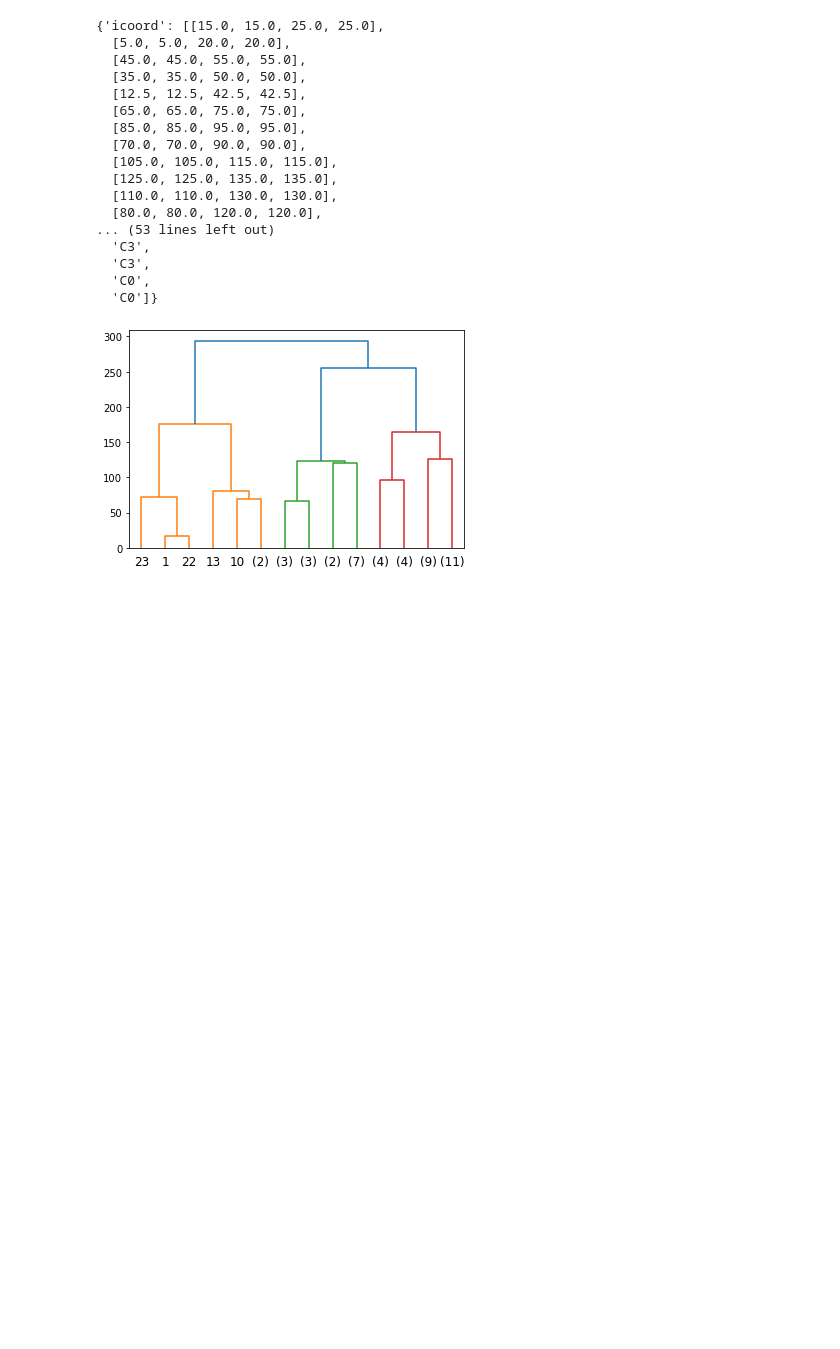
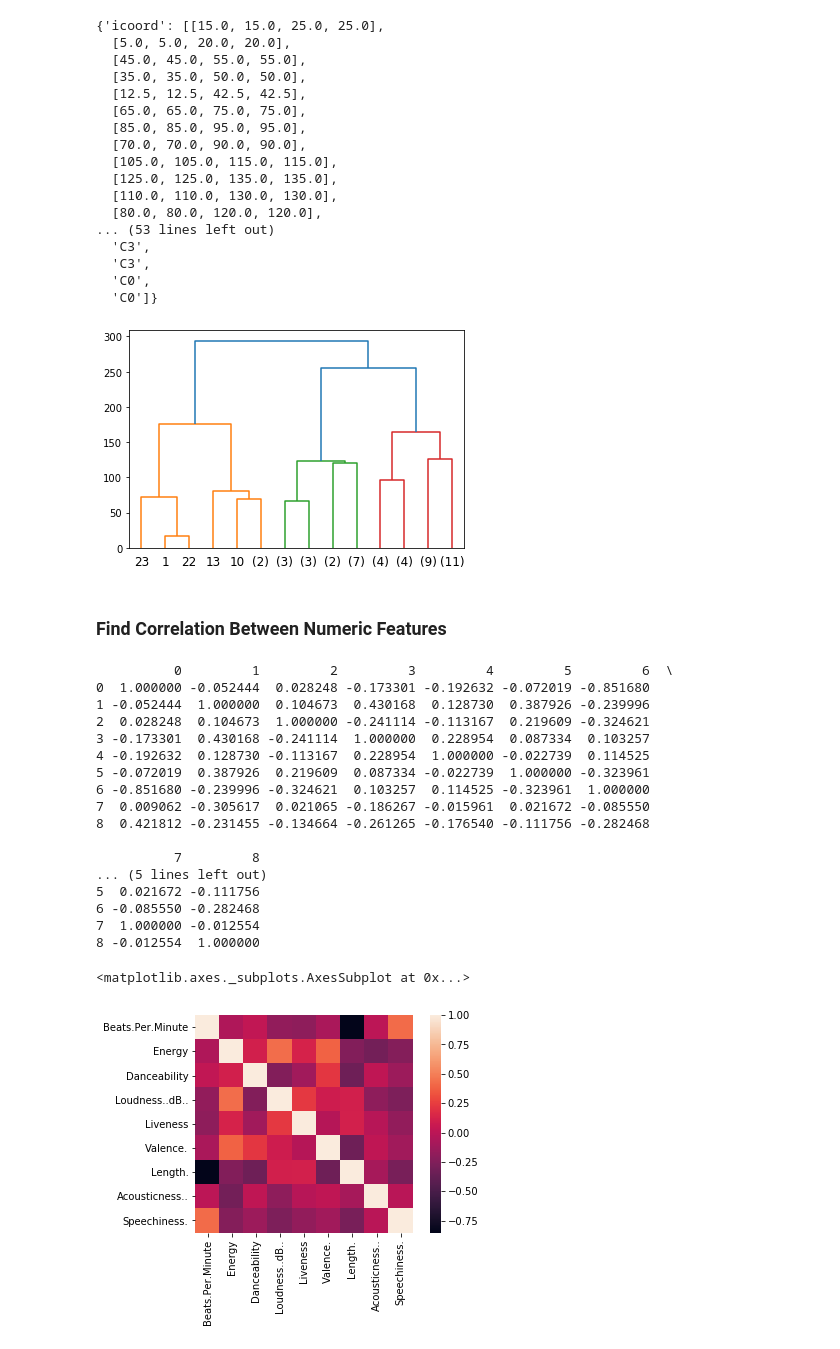
Before and after one commit to dbump3/CS4641SpotifyProject, a Jupyter notebook: clustering.ipynb, the cells around one changed output. Saved outputs shown, nothing was run; the diff lists cells and outputs as text; code cells hidden in the pictures; blank space fills up the shorter version.

Commit message:
added heatmap and other small modifications

```diff
--- a/clustering.ipynb
+++ b/clustering.ipynb
@@ -68,3 +76,32 @@ dendrogram(clustering, truncate_mode='level', p=3)
   'C0',
   'C0']}
 [figure]
+# %% [markdown]
+### Find Correlation Between Numeric Features
+# %%
+# datap = pd.read_csv('top50.csv')
+# datap1 = datap[["Beats.Per.Minute","Energy","Danceability","Loudness..dB..","Liveness","Valence.","Length.","Acousticness..","Speechiness."]]
+cor = pd.DataFrame(Normalizer().fit_transform(numeric_data)).corr(method='pearson')
+labels = ["Beats.Per.Minute","Energy","Danceability","Loudness..dB..","Liveness","Valence.","Length.","Acousticness..","Speechiness."]
+print(cor)
+sns.heatmap(cor, square = True, yticklabels=labels, xticklabels=labels)
+# %% [output]
+          0         1         2         3         4         5         6  \
+0  1.000000 -0.052444  0.028248 -0.173301 -0.192632 -0.072019 -0.851680
+1 -0.052444  1.000000  0.104673  0.430168  0.128730  0.387926 -0.239996
+2  0.028248  0.104673  1.000000 -0.241114 -0.113167  0.219609 -0.324621
+3 -0.173301  0.430168 -0.241114  1.000000  0.228954  0.087334  0.103257
+4 -0.192632  0.128730 -0.113167  0.228954  1.000000 -0.022739  0.114525
+5 -0.072019  0.387926  0.219609  0.087334 -0.022739  1.000000 -0.323961
+6 -0.851680 -0.239996 -0.324621  0.103257  0.114525 -0.323961  1.000000
+7  0.009062 -0.305617  0.021065 -0.186267 -0.015961  0.021672 -0.085550
+8  0.421812 -0.231455 -0.134664 -0.261265 -0.176540 -0.111756 -0.282468
+
+          7         8
+... (5 lines left out)
+5  0.021672 -0.111756
+6 -0.085550 -0.282468
+7  1.000000 -0.012554
+8 -0.012554  1.000000
+<matplotlib.axes._subplots.AxesSubplot at 0x...>
+[figure, added]
```
Also changed, not shown: parts of 7 cells of this notebook.
